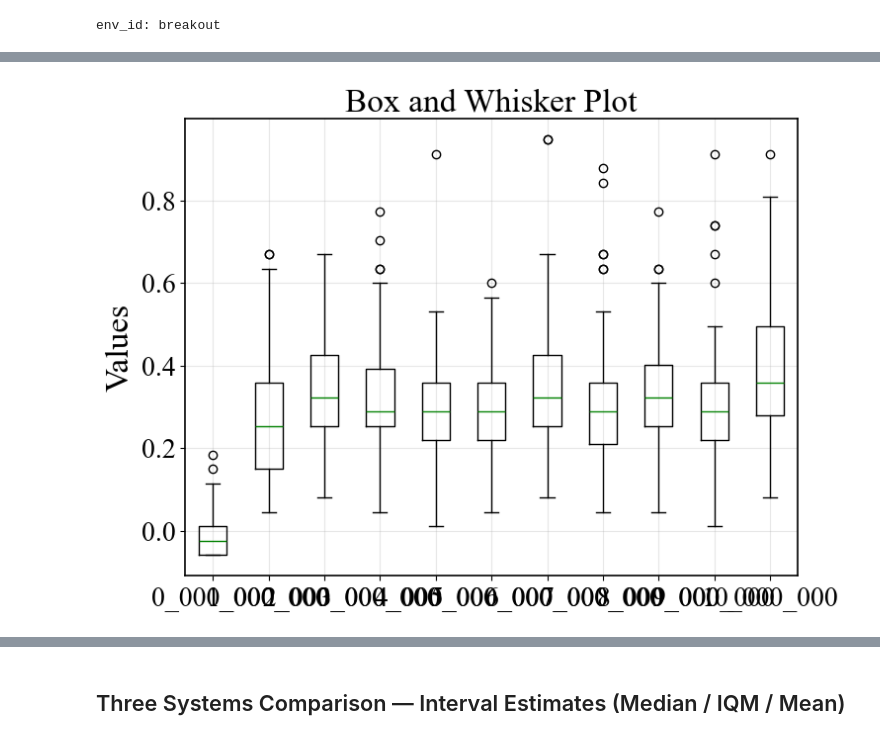
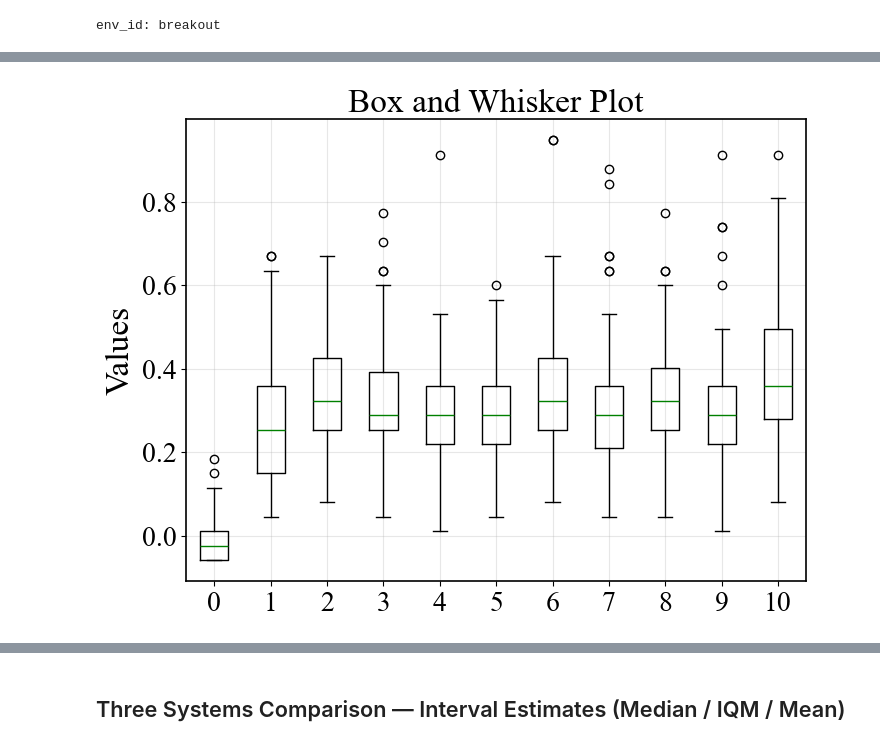
Before and after one commit to RongpingZhou/data_and_plot, a Jupyter notebook: plot.ipynb, the cells around one changed output, grey strips where cells are left out. Cells and saved outputs as stored; diff of their text form; code cells hidden in the pictures.

Commit message:
plot modification

```diff
--- a/plot.ipynb
+++ b/plot.ipynb
@@ -876,6 +893,7 @@ files = ['C:\\GitHub\\data_and_plot\\wgzqrmn3\\test_result\\20260610\\breakout-d
          'C:\\GitHub\\data_and_plot\\wgzqrmn3\\test_result\\20260610\\breakout-data-dqn-model-9_000_000.npz',
          'C:\\GitHub\\data_and_plot\\wgzqrmn3\\test_result\\20260610\\breakout-data-dqn-model-10_000_000.npz']
 
-labels = ['0_000_000', '1_000_000', '2_000_000', '3_000_000', '4_000_000', '5_000_000', '6_000_000', '7_000_000', '8_000_000', '9_000_000', '10_000_000']
+# labels = ['0_000_000', '1_000_000', '2_000_000', '3_000_000', '4_000_000', '5_000_000', '6_000_000', '7_000_000', '8_000_000', '9_000_000', '10_000_000']
+labels = ['0', '1', '2', '3', '4', '5', '6', '7', '8', '9', '10']
 # %%
 # plt.ion()  # Turn on interactive mode
@@ -911,7 +927,7 @@ for file_path in files:
     if len(existing_array) == 101:
         existing_array = existing_array[:-1]
         # existing_array = existing_array[1:]
-    print(f"{file_path} Existing array: {existing_array}")
+    # print(f"{file_path} Existing array: {existing_array}")
     csvfile = file_path.split('/')[-1].replace('.npz', '.csv')
     np.savetxt(csvfile, existing_array.reshape(-1, 1), delimiter=",")
 
@@ -921,18 +937,18 @@ for file_path in files:
     mean = np.mean(existing_array)
 
     print("min: " + str(min_score) + " max: " + str(max_score) + " median: " + str(median) + " mean: " + str(mean))
-    x_data.append(f)
-    y1_data.append(median)
-    y2_data.append(mean)
-    plt.figure(fig1.number)
+    # x_data.append(f)
+    # y1_data.append(median)
+    # y2_data.append(mean)
+    # plt.figure(fig1.number)
 
-    line1.set_data(x_data, y1_data)
-    line2.set_data(x_data, y2_data)
-    ax1.set_xlim(0, max(x_data) + 1)
-    ax1.set_ylim(0, max(max(y1_data), max(y2_data)) + 10)
-    plt.draw()
-    plt.pause(0.1)
-    plt.show()
+    # line1.set_data(x_data, y1_data)
+    # line2.set_data(x_data, y2_data)
+    # ax1.set_xlim(0, max(x_data) + 1)
+    # ax1.set_ylim(0, max(max(y1_data), max(y2_data)) + 10)
+    # plt.draw()
+    # plt.pause(0.1)
+    # plt.show()
 
     if f == 1:
         array_for_dict = existing_array
@@ -1064,15 +976,16 @@ min: 0.04513888888888889 max: 0.6006944444444444 median: 0.2881944444444445 mean
 # %%
 plt.figure(figsize=(8, 6))
-bp = plt.boxplot(list(array_for_dict), labels=labels)
+# bp = plt.boxplot(list(array_for_dict), labels=labels)
+bp = plt.boxplot(list(array_for_dict), tick_labels=labels)
 plt.ylabel('Values')
 plt.title('Box and Whisker Plot')
 plt.grid(True, alpha=0.3)
 plt.draw()
 
 plt.pause(0.1)
 plt.show()
 # %% [output]
-[figure, old version]
+[figure, new version]
 # %%
 hns_dict = {}
 
```
Also changed, not shown: parts of 23 cells of this notebook, 6 other files.
